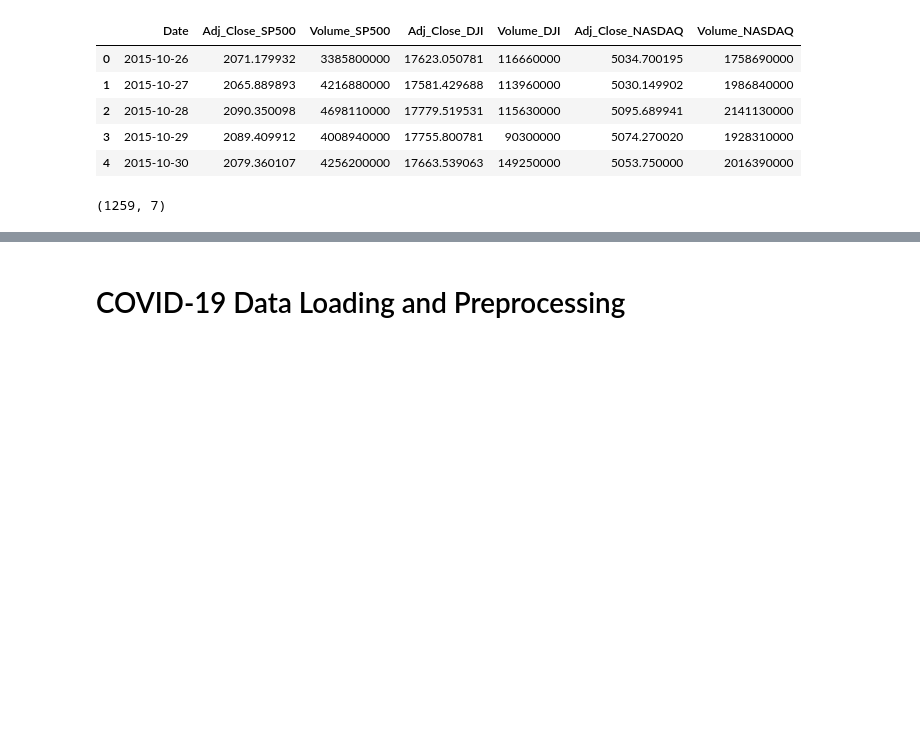
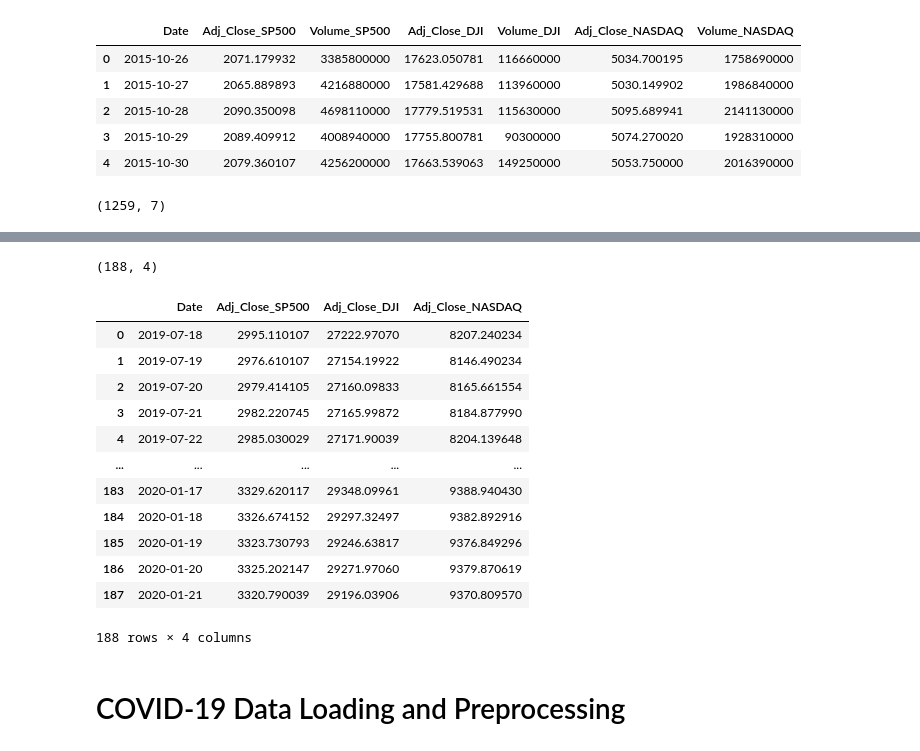
Before and after one commit to gandhimonil9823/Covid_Stock_Analysis, a Jupyter notebook: Covid_Stock.ipynb, the cells around one changed output, grey strips where cells are left out. Saved outputs shown, nothing was run; the diff lists cells and outputs as text; code cells hidden in the pictures; blank space fills up the shorter version.

```diff
--- a/Covid_Stock.ipynb
+++ b/Covid_Stock.ipynb
@@ -44,6 +73,9 @@ df_SP500 = df[["Date", "Adj Close", "Volume"]]
 df_covid_clean_complete = pd.read_csv("/content/drive/Shared drives/Stock_Covid_Data/COVID_19/covid_19_clean_complete.csv")
 
 df_centroid = pd.read_csv("/content/drive/Shared drives/Stock_Covid_Data/COVID_19/pre_processed_centroid.csv")
+
+df_with_missing = pd.read_csv("/content/drive/Shared drives/Stock_Covid_Data/stock_data/stock_closing_prices_188.csv")
+df_with_missing_historical = pd.read_csv("/content/drive/Shared drives/Stock_Covid_Data/stock_data/historical_data_filled_188.csv")
 # %%
 # Rename columns in each index in order to merge the indices
 df_NASDAQ = df_NASDAQ.rename(columns={'Adj Close': 'Adj_Close_NASDAQ', 'Volume': 'Volume_NASDAQ'})
@@ -86,3 +110,23 @@ df_with_missing
+# %%
+df_with_missing.shape
+# %% [output]
+(188, 4)
+# %%
+df_with_missing_historical
+# %% [output]
+|  | Date | Adj_Close_SP500 | Adj_Close_DJI | Adj_Close_NASDAQ |
+| 0 | 2019-07-18 | 2995.110107 | 27222.97070 | 8207.240234 |
+| 1 | 2019-07-19 | 2976.610107 | 27154.19922 | 8146.490234 |
+| 2 | 2019-07-20 | 2979.414105 | 27160.09833 | 8165.661554 |
+| 3 | 2019-07-21 | 2982.220745 | 27165.99872 | 8184.877990 |
+| 4 | 2019-07-22 | 2985.030029 | 27171.90039 | 8204.139648 |
+| ... | ... | ... | ... | ... |
+| 183 | 2020-01-17 | 3329.620117 | 29348.09961 | 9388.940430 |
+| 184 | 2020-01-18 | 3326.674152 | 29297.32497 | 9382.892916 |
+| 185 | 2020-01-19 | 3323.730793 | 29246.63817 | 9376.849296 |
+| 186 | 2020-01-20 | 3325.202147 | 29271.97060 | 9379.870619 |
+| 187 | 2020-01-21 | 3320.790039 | 29196.03906 | 9370.809570 |
+188 rows × 4 columns
 # %% [markdown]
 # COVID-19 Data Loading and Preprocessing
 # %%
```
Also changed, not shown: parts of 13 cells of this notebook.
